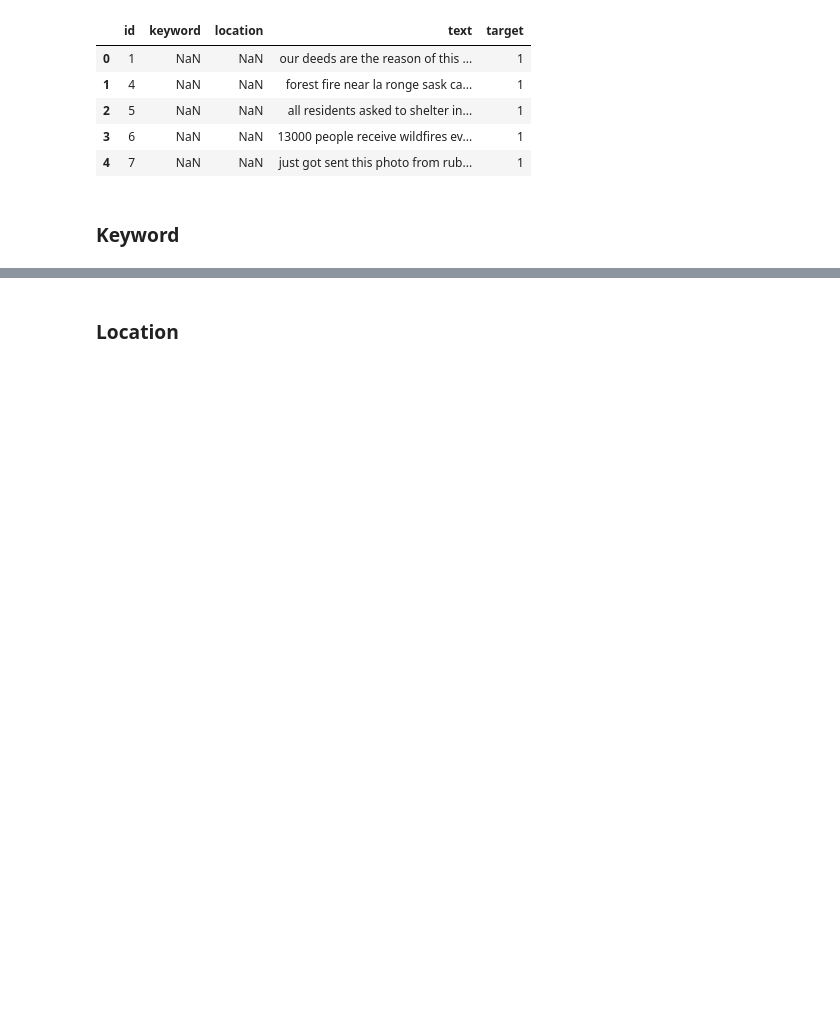
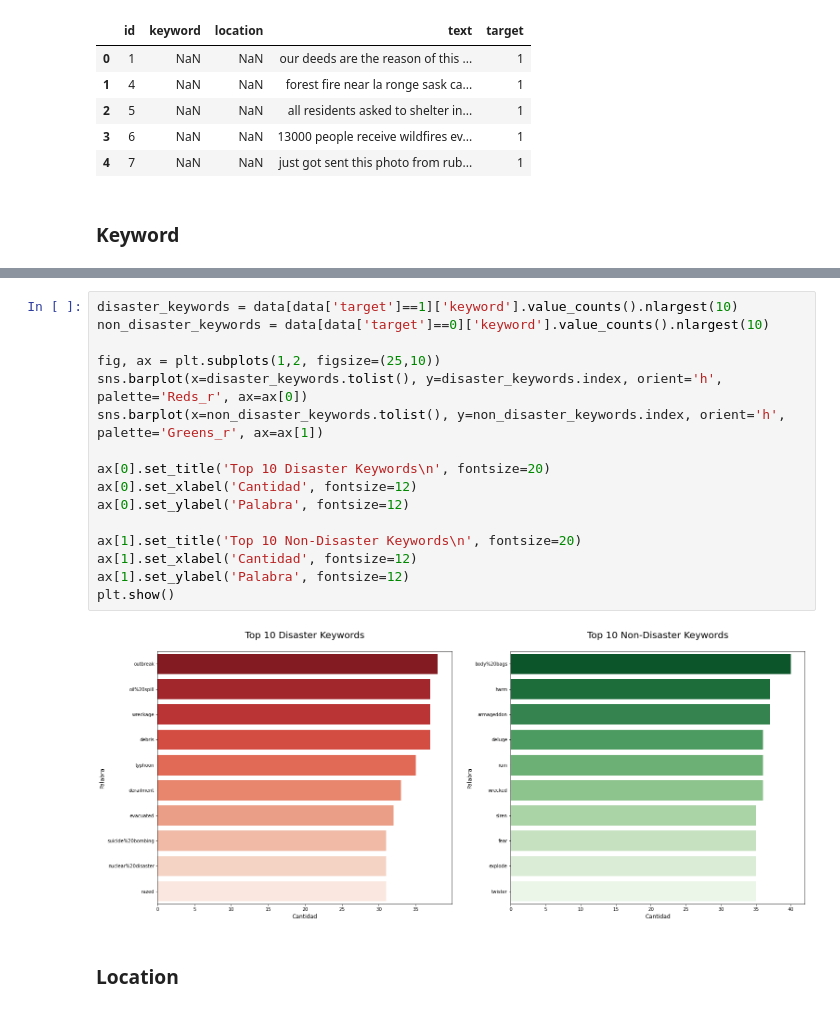
Before and after one commit to UVG-Teams/NLP-Disaster-Tweets, a Jupyter notebook: main.ipynb, the cells around one changed output, grey strips where cells are left out. Saved outputs shown, nothing was run; the diff lists cells and outputs as text; blank space fills up the shorter version.

```diff
--- a/main.ipynb
+++ b/main.ipynb
@@ -100,3 +102,21 @@ Text(0, 0.5, 'Palabra')
+# %%
+disaster_keywords = data[data['target']==1]['keyword'].value_counts().nlargest(10)
+non_disaster_keywords = data[data['target']==0]['keyword'].value_counts().nlargest(10)
+
+fig, ax = plt.subplots(1,2, figsize=(25,10))
+sns.barplot(x=disaster_keywords.tolist(), y=disaster_keywords.index, orient='h', palette='Reds_r', ax=ax[0])
+sns.barplot(x=non_disaster_keywords.tolist(), y=non_disaster_keywords.index, orient='h', palette='Greens_r', ax=ax[1])
+
+ax[0].set_title('Top 10 Disaster Keywords\n', fontsize=20)
+ax[0].set_xlabel('Cantidad', fontsize=12)
+ax[0].set_ylabel('Palabra', fontsize=12)
+
+ax[1].set_title('Top 10 Non-Disaster Keywords\n', fontsize=20)
+ax[1].set_xlabel('Cantidad', fontsize=12)
+ax[1].set_ylabel('Palabra', fontsize=12)
+plt.show()
+# %% [output]
+[figure, added]
 # %% [markdown]
 ### Location
 # %%
```
Also changed, not shown: parts of 10 cells of this notebook.
